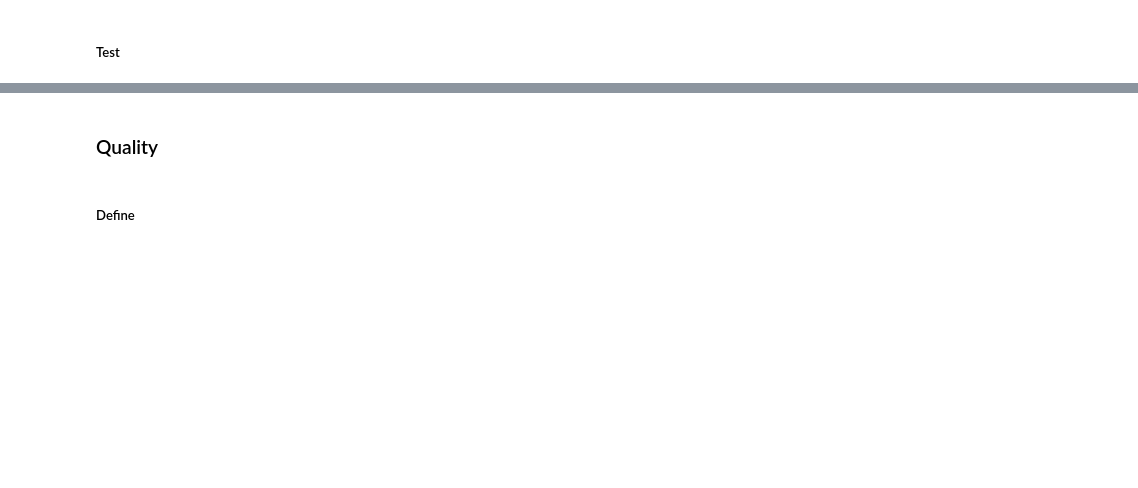
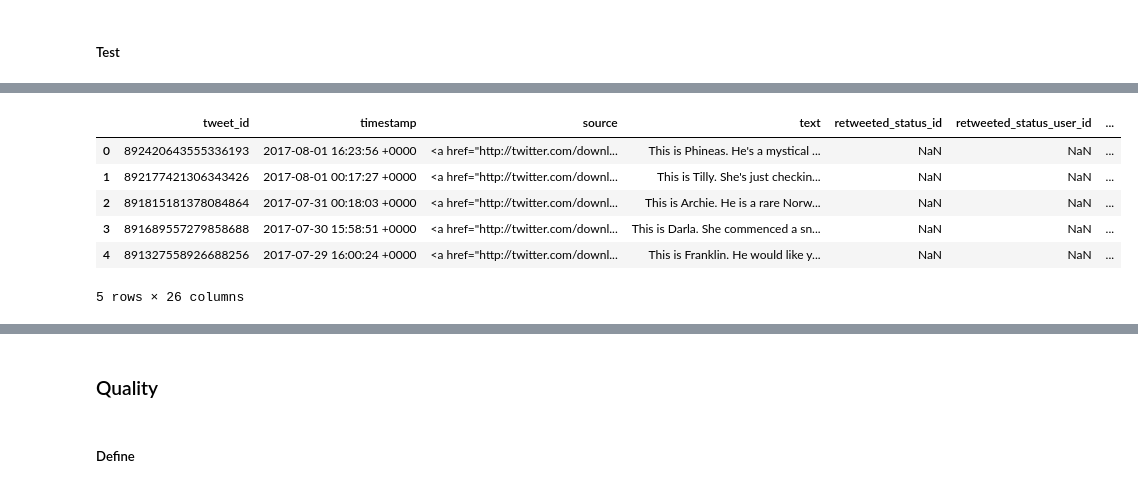
Before and after one commit to jyothirupa/dog-rates-data-wrangling, a Jupyter notebook: wrangle_act.ipynb, the cells around one changed output, grey strips where cells are left out. Cells and saved outputs as stored; diff of their text form; code cells hidden in the pictures; blank space fills up the shorter version.

```diff
--- a/wrangle_act.ipynb
+++ b/wrangle_act.ipynb
@@ -551,0 +656,31 @@ To summarize, the following are the quality and tidiness issues found in the dat
+# %%
+# combining the columns into a single column of stages
+master_df['dog_stages']= master_df[['doggo', 'floofer', 'pupper', 'puppo']].values.tolist()
+
+# dropping the individual stage columns
+master_df.drop(['doggo', 'floofer', 'pupper', 'puppo'], axis=1, inplace=True)
+# %%
+# creating a new column in the dataframe to hold the final values of the dog stage(s)
+master_df['dog_stage'] = pd.Series()
+
+for index, row in master_df.iterrows():
+    # getting unique list of stage(s) of the dog
+    stages = list(set(row.dog_stages))
+    # if the list has more than one value, remove 'None' from the list
+    if len(stages) > 1:
+        stages.remove('None')
+    # assigning the (string representation) list of stages under which the dog is categorized
+    master_df.loc[index, 'dog_stage'] = str(stages)
+
+# drop the intermediate dog_stages column
+master_df.drop('dog_stages', axis=1, inplace=True)
+
+master_df.head()
+# %% [output]
+|  | tweet_id | timestamp | source | text | retweeted_status_id | retweeted_status_user_id | ... |
+| 0 | 892420643555336193 | 2017-08-01 16:23:56 +0000 | <a href="http://twitter.com/downl... | This is Phineas. He's a mystical ... | NaN | NaN | ... |
+| 1 | 892177421306343426 | 2017-08-01 00:17:27 +0000 | <a href="http://twitter.com/downl... | This is Tilly. She's just checkin... | NaN | NaN | ... |
+| 2 | 891815181378084864 | 2017-07-31 00:18:03 +0000 | <a href="http://twitter.com/downl... | This is Archie. He is a rare Norw... | NaN | NaN | ... |
+| 3 | 891689557279858688 | 2017-07-30 15:58:51 +0000 | <a href="http://twitter.com/downl... | This is Darla. She commenced a sn... | NaN | NaN | ... |
+| 4 | 891327558926688256 | 2017-07-29 16:00:24 +0000 | <a href="http://twitter.com/downl... | This is Franklin. He would like y... | NaN | NaN | ... |
+5 rows × 26 columns
```
Also changed, not shown: parts of 33 cells of this notebook.
